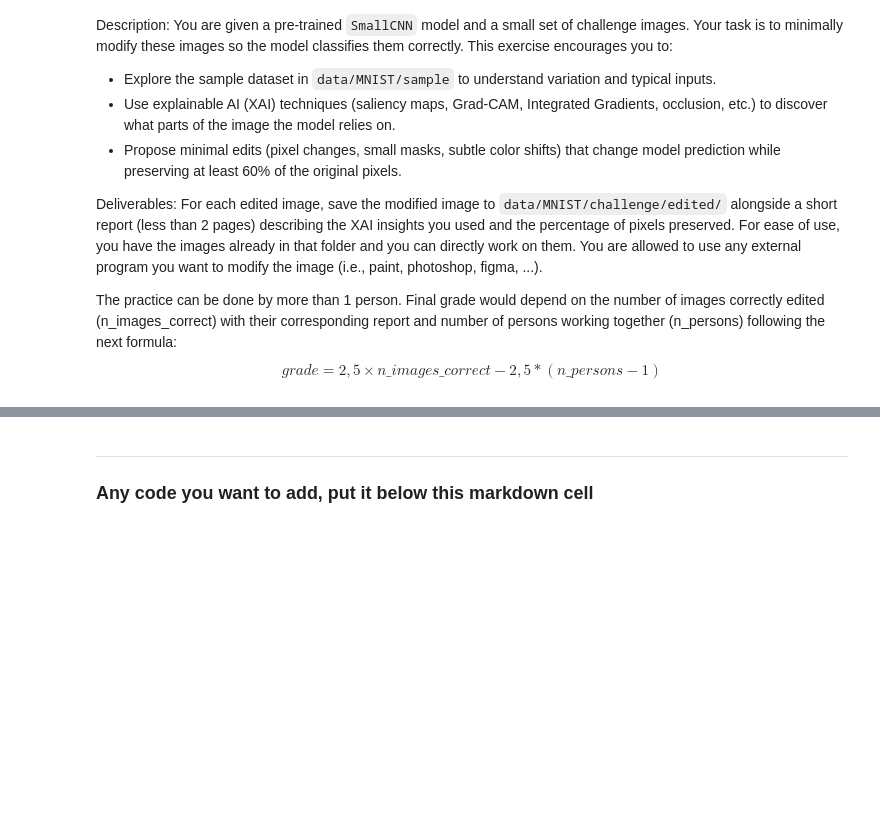
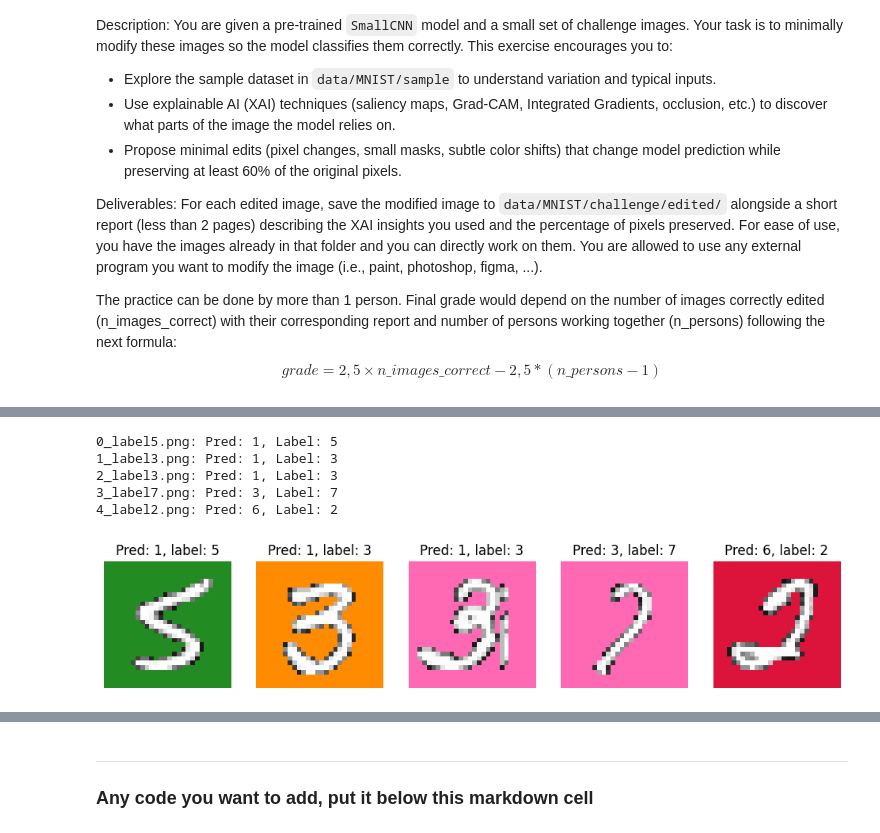
Before and after one commit to ICAI-IMAT-XAI/p2-computer-vision-superestrellas, a Jupyter notebook: notebook/challenge.ipynb, the cells around one changed output, grey strips where cells are left out. Drawn from its saved outputs; the diff is of its cells as text; code cells hidden in the pictures; blank space fills up the shorter version.

```diff
--- a/notebook/challenge.ipynb
+++ b/notebook/challenge.ipynb
@@ -53,15 +63,22 @@ model.eval()
 # %%
 # Load the images in data/MNIST/challenge/ and plot them. Label of the image is the last character of the filename.
-challenge_dir = Path('../data/MNIST/challenge')
+challenge_dir = Path('../data/data/MNIST/challenge')
 image_files = list(challenge_dir.glob('*.png'))
 fig, axes = plt.subplots(1, len(image_files), figsize=(12,4))
 for ax, img_file in zip(axes, image_files):
     img = to_tensor(Image.open(img_file)).unsqueeze(0).to(device)
     with torch.no_grad():
         output = model(img)
         pred = output.argmax(dim=1).item()
     ax.imshow(to_pil(img.squeeze().cpu()))
     ax.set_title(f'Pred: {pred}, label: {img_file.stem[-1]}')
     ax.axis('off')
     print(f'{img_file.name}: Pred: {pred}, Label: {img_file.stem[-1]}')
 plt.show()
+# %% [output]
+0_label5.png: Pred: 1, Label: 5
+1_label3.png: Pred: 1, Label: 3
+2_label3.png: Pred: 1, Label: 3
+3_label7.png: Pred: 3, Label: 7
+4_label2.png: Pred: 6, Label: 2
+[figure, added]
```
Also changed, not shown: parts of 11 cells of this notebook.
